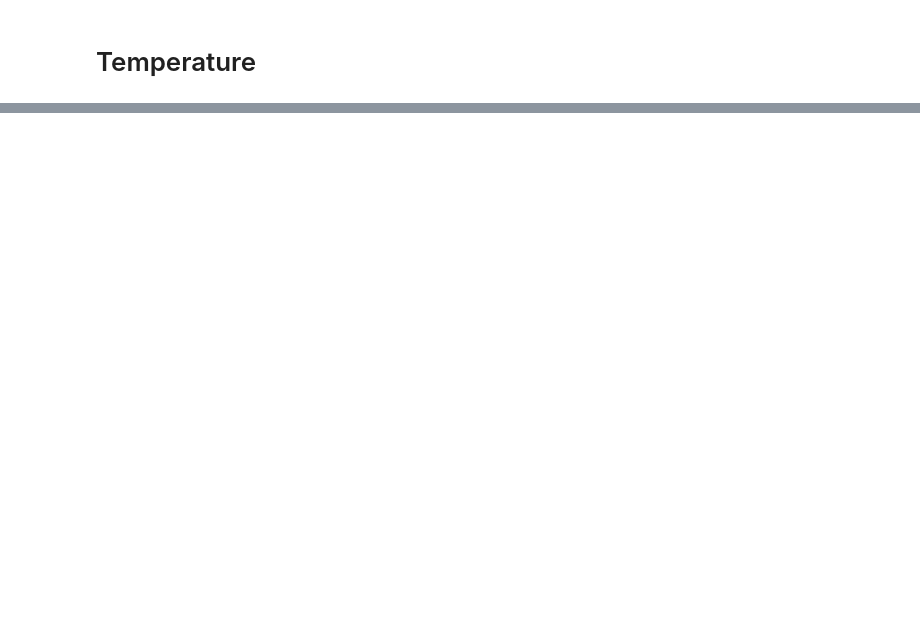
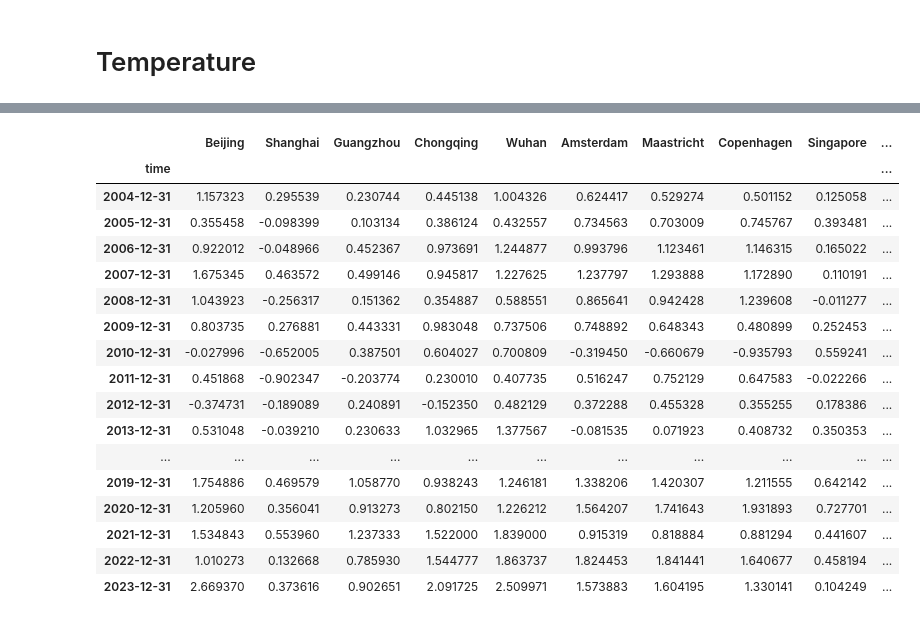
Before and after one commit to Daafip/west-meets-east, a Jupyter notebook: Read_nc_Files.ipynb, the cells around one changed output, grey strips where cells are left out. Cells and saved outputs as stored; diff of their text form; code cells hidden in the pictures; blank space fills up the shorter version.

```diff
--- a/Read_nc_Files.ipynb
+++ b/Read_nc_Files.ipynb
@@ -400,0 +498,21 @@ Attributes: (12/66)
+# %%
+df_T_yearly_mean_split
+# %% [output]
+|  | Beijing | Shanghai | Guangzhou | Chongqing | Wuhan | Amsterdam | Maastricht | Copenhagen | Singapore | ... |
+| time |  |  |  |  |  |  |  |  |  | ... |
+| 2004-12-31 | 1.157323 | 0.295539 | 0.230744 | 0.445138 | 1.004326 | 0.624417 | 0.529274 | 0.501152 | 0.125058 | ... |
+| 2005-12-31 | 0.355458 | -0.098399 | 0.103134 | 0.386124 | 0.432557 | 0.734563 | 0.703009 | 0.745767 | 0.393481 | ... |
+| 2006-12-31 | 0.922012 | -0.048966 | 0.452367 | 0.973691 | 1.244877 | 0.993796 | 1.123461 | 1.146315 | 0.165022 | ... |
+| 2007-12-31 | 1.675345 | 0.463572 | 0.499146 | 0.945817 | 1.227625 | 1.237797 | 1.293888 | 1.172890 | 0.110191 | ... |
+| 2008-12-31 | 1.043923 | -0.256317 | 0.151362 | 0.354887 | 0.588551 | 0.865641 | 0.942428 | 1.239608 | -0.011277 | ... |
+| 2009-12-31 | 0.803735 | 0.276881 | 0.443331 | 0.983048 | 0.737506 | 0.748892 | 0.648343 | 0.480899 | 0.252453 | ... |
+| 2010-12-31 | -0.027996 | -0.652005 | 0.387501 | 0.604027 | 0.700809 | -0.319450 | -0.660679 | -0.935793 | 0.559241 | ... |
+| 2011-12-31 | 0.451868 | -0.902347 | -0.203774 | 0.230010 | 0.407735 | 0.516247 | 0.752129 | 0.647583 | -0.022266 | ... |
+| 2012-12-31 | -0.374731 | -0.189089 | 0.240891 | -0.152350 | 0.482129 | 0.372288 | 0.455328 | 0.355255 | 0.178386 | ... |
+| 2013-12-31 | 0.531048 | -0.039210 | 0.230633 | 1.032965 | 1.377567 | -0.081535 | 0.071923 | 0.408732 | 0.350353 | ... |
+| ... | ... | ... | ... | ... | ... | ... | ... | ... | ... | ... |
+| 2019-12-31 | 1.754886 | 0.469579 | 1.058770 | 0.938243 | 1.246181 | 1.338206 | 1.420307 | 1.211555 | 0.642142 | ... |
+| 2020-12-31 | 1.205960 | 0.356041 | 0.913273 | 0.802150 | 1.226212 | 1.564207 | 1.741643 | 1.931893 | 0.727701 | ... |
+| 2021-12-31 | 1.534843 | 0.553960 | 1.237333 | 1.522000 | 1.839000 | 0.915319 | 0.818884 | 0.881294 | 0.441607 | ... |
+| 2022-12-31 | 1.010273 | 0.132668 | 0.785930 | 1.544777 | 1.863737 | 1.824453 | 1.841441 | 1.640677 | 0.458194 | ... |
+| 2023-12-31 | 2.669370 | 0.373616 | 0.902651 | 2.091725 | 2.509971 | 1.573883 | 1.604195 | 1.330141 | 0.104249 | ... |
```
Also changed, not shown: parts of 15 cells of this notebook, 1 other file.
